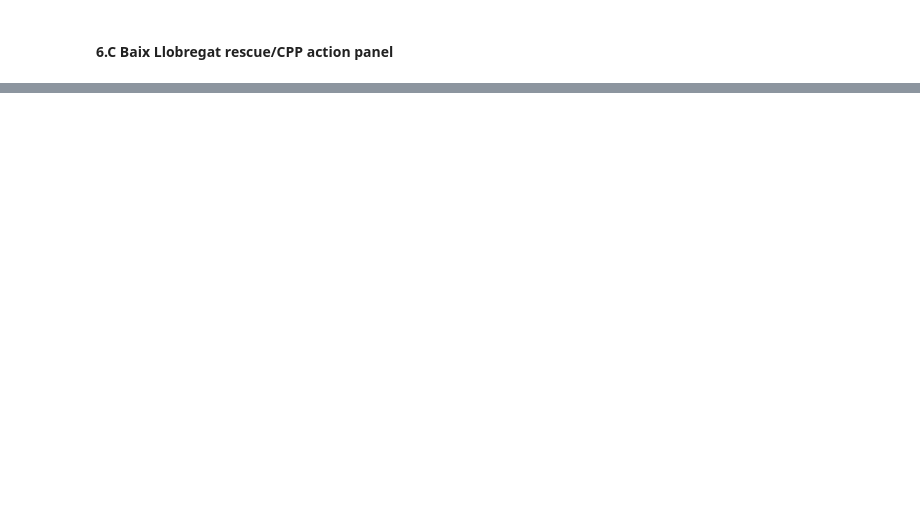
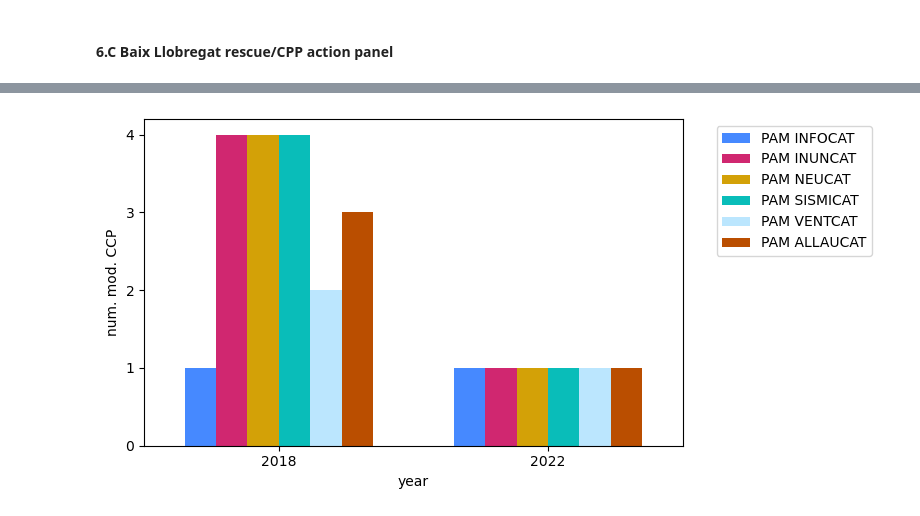
Before and after one commit to belenmvinhas/AVDM_ioib, a Jupyter notebook: ot/civil_protection_plans.ipynb, the cells around one changed output, grey strips where cells are left out. Cells and saved outputs as stored; diff of their text form; code cells hidden in the pictures; blank space fills up the shorter version.

```diff
--- a/ot/civil_protection_plans.ipynb
+++ b/ot/civil_protection_plans.ipynb
@@ -925,0 +1004,2 @@ plt.show()
+# %%
+pam_prot_plans_va = pam_prot_plans[pam_prot_plans["NOM_COMARCA"] == "Aran"].copy().reset_index(drop = True)
@@ -925,0 +1031,5 @@ plt.show()
+# %%
+pam_prot_plans_va["ANY"] = pam_prot_plans_va["Data de l'últim esdeveniment"].dt.year
+# %%
+grouped_by_years_ccp_va = pam_prot_plans_va.groupby(by = ["ANY", "Nom del pla"]).count().drop(columns = ["Tipus pla", "Últim esdeveniment", "Data de l'últim esdeveniment", "Municipi", "NOM_COMARCA", "Província"])
+grouped_by_years_ccp_va
@@ -925,0 +1051,25 @@ plt.show()
+# %%
+# Create a bar plot. Use a colorblind palette to represent categorical data.
+from  matplotlib.ticker import FuncFormatter #this is used to set yticks to integers
+# Function to format y-axis ticks as integers
+
+plt.figure(figsize=(8, 4))
+hue_order = ["PAM INFOCAT", "PAM INUNCAT", "PAM NEUCAT", "PAM SISMICAT", "PAM VENTCAT", "PAM ALLAUCAT"]
+alternative_palette = ["#4689ff", "#d02770", "#d3a107", "#09bdb9", "#bbe6fe", "#ba4e00"]
+customPalette = sns.set_palette(sns.color_palette(alternative_palette))
+sns.barplot(x='ANY', y='Estat', hue='Nom del pla', data=grouped_by_years_ccp_va, hue_order = hue_order ,palette = customPalette, saturation = 1, width = 0.7)
+
+# Set y-axis ticks explicitly to avoid duplication and in integer format
+plt.yticks(range(0, int(max(plt.yticks()[0])) + 1))
+
+# Set plot labels and title
+plt.xlabel('year')
+plt.ylabel('num. mod. CCP')
+plt.legend(bbox_to_anchor=(1.05, 1), loc='upper left')
+
+# Save and show the plot
+plt.tight_layout()
+plt.savefig("figures/cpp_vall_d_aran.pdf")
+plt.show()
+# %% [output]
+[figure, added]
```
Also changed, not shown: parts of 17 cells of this notebook, 11 other files.
